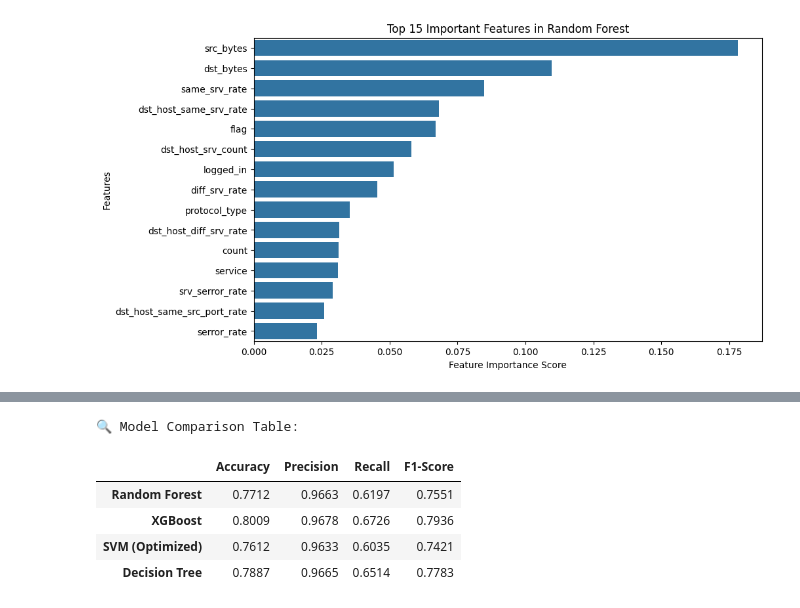
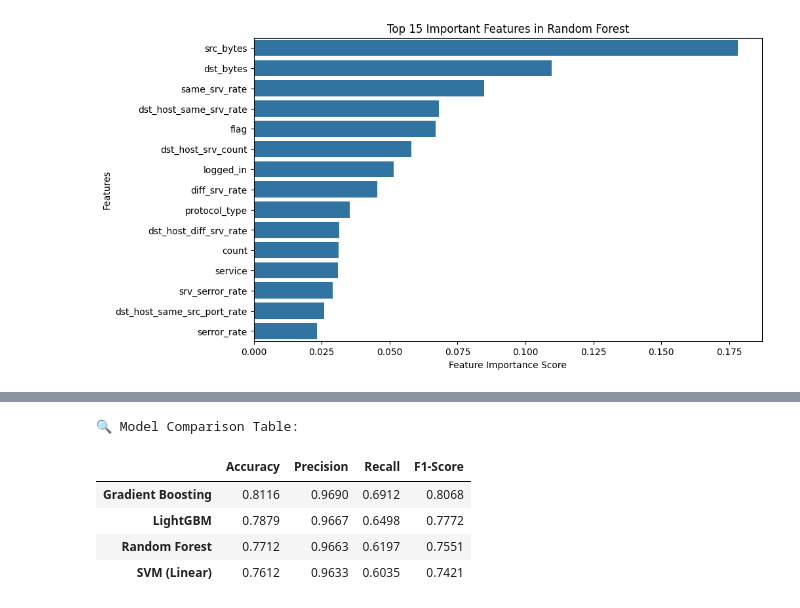
Before and after one commit to skjbcads/Intrusion-Detection-in-Networks-Using-Machine-Learning-, a Jupyter notebook: Intrusion_detection_main.ipynb, the cells around one changed output, grey strips where cells are left out. Cells and saved outputs as stored; diff of their text form; code cells hidden in the pictures.

```diff
--- a/Intrusion_detection_main.ipynb
+++ b/Intrusion_detection_main.ipynb
@@ -346,0 +339,17 @@ Training Time: 427.34 seconds
+# %%
+from sklearn.metrics import confusion_matrix, ConfusionMatrixDisplay
+import matplotlib.pyplot as plt
+
+# Predict labels using Gradient Boosting
+y_pred_gb = gb_model.predict(X_test)
+
+# Compute confusion matrix
+cm = confusion_matrix(y_test, y_pred_gb)
+
+# Plot confusion matrix
+disp = ConfusionMatrixDisplay(confusion_matrix=cm)
+disp.plot()
+
+plt.title("Confusion Matrix - Gradient Boosting")
+plt.tight_layout()
+plt.show()
@@ -352,48 +363,48 @@ from sklearn.metrics import accuracy_score, precision_score, recall_score, f1_sc
 # Comparison Table
 # =========================
 
 # Calculate metrics for each model
 models_results = {
-    "Random Forest": {
+    "Gradient Boosting": {
+        "Accuracy": accuracy_score(y_test, y_pred_gb),
+        "Precision": precision_score(y_test, y_pred_gb),
+        "Recall": recall_score(y_test, y_pred_gb),
+        "F1-Score": f1_score(y_test, y_pred_gb)
+    },
+    "LightGBM": {
+        "Accuracy": accuracy_score(y_test, y_pred_lgbm),
+        "Precision": precision_score(y_test, y_pred_lgbm),
+        "Recall": recall_score(y_test, y_pred_lgbm),
+        "F1-Score": f1_score(y_test, y_pred_lgbm)
+    },
+     "Random Forest": {
         "Accuracy": accuracy_score(y_test, y_pred_rf),
         "Precision": precision_score(y_test, y_pred_rf),
         "Recall": recall_score(y_test, y_pred_rf),
         "F1-Score": f1_score(y_test, y_pred_rf)
     },
-    "XGBoost": {
-        "Accuracy": accuracy_score(y_test, y_pred_xg),
-        "Precision": precision_score(y_test, y_pred_xg),
-        "Recall": recall_score(y_test, y_pred_xg),
-        "F1-Score": f1_score(y_test, y_pred_xg)
-    },
-    "SVM (Optimized)": {
+    "SVM (Linear)": {
         "Accuracy": accuracy_score(y_test, y_pred_svm),
         "Precision": precision_score(y_test, y_pred_svm),
         "Recall": recall_score(y_test, y_pred_svm),
         "F1-Score": f1_score(y_test, y_pred_svm)
     },
-    "Decision Tree": {
-        "Accuracy": accuracy_score(y_test, y_pred_dt),
-        "Precision": precision_score(y_test, y_pred_dt),
-        "Recall": recall_score(y_test, y_pred_dt),
-        "F1-Score": f1_score(y_test, y_pred_dt)
-    }
 
 }
 
 # Convert to DataFrame
 comparison_df = pd.DataFrame(models_results).T
 
 # Round to 4 decimal places
 comparison_df = comparison_df.round(4)
 
 # Display the results
 print("🔍 Model Comparison Table:")
 display(comparison_df)
 # %% [output]
 🔍 Model Comparison Table:
 |  | Accuracy | Precision | Recall | F1-Score |
+| Gradient Boosting | 0.8116 | 0.9690 | 0.6912 | 0.8068 |
+| LightGBM | 0.7879 | 0.9667 | 0.6498 | 0.7772 |
 | Random Forest | 0.7712 | 0.9663 | 0.6197 | 0.7551 |
-| XGBoost | 0.8009 | 0.9678 | 0.6726 | 0.7936 |
-| SVM (Optimized) | 0.7612 | 0.9633 | 0.6035 | 0.7421 |
-| Decision Tree | 0.7887 | 0.9665 | 0.6514 | 0.7783 |
+| SVM (Linear) | 0.7612 | 0.9633 | 0.6035 | 0.7421 |
```
Also changed, not shown: parts of 14 cells of this notebook.
